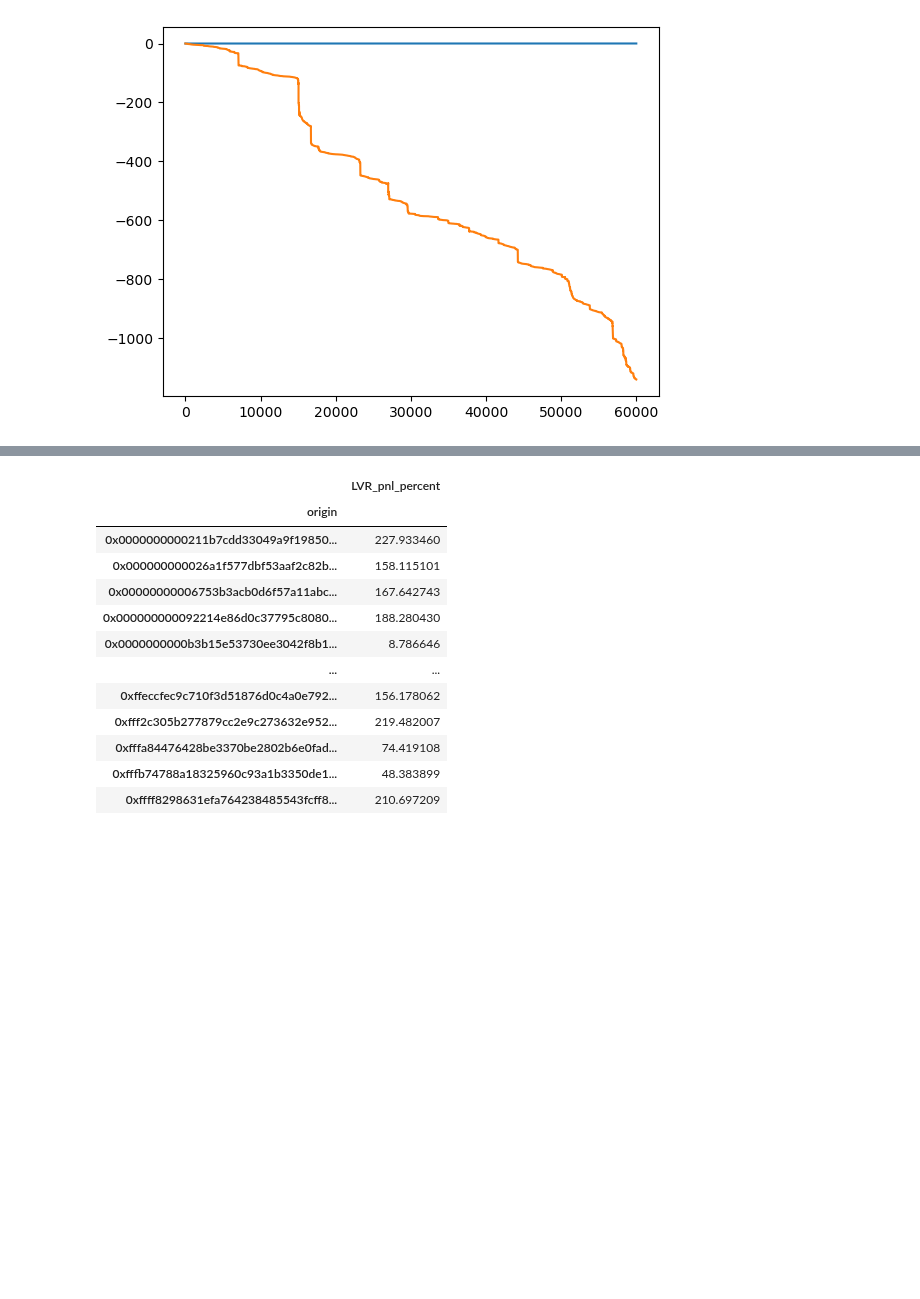
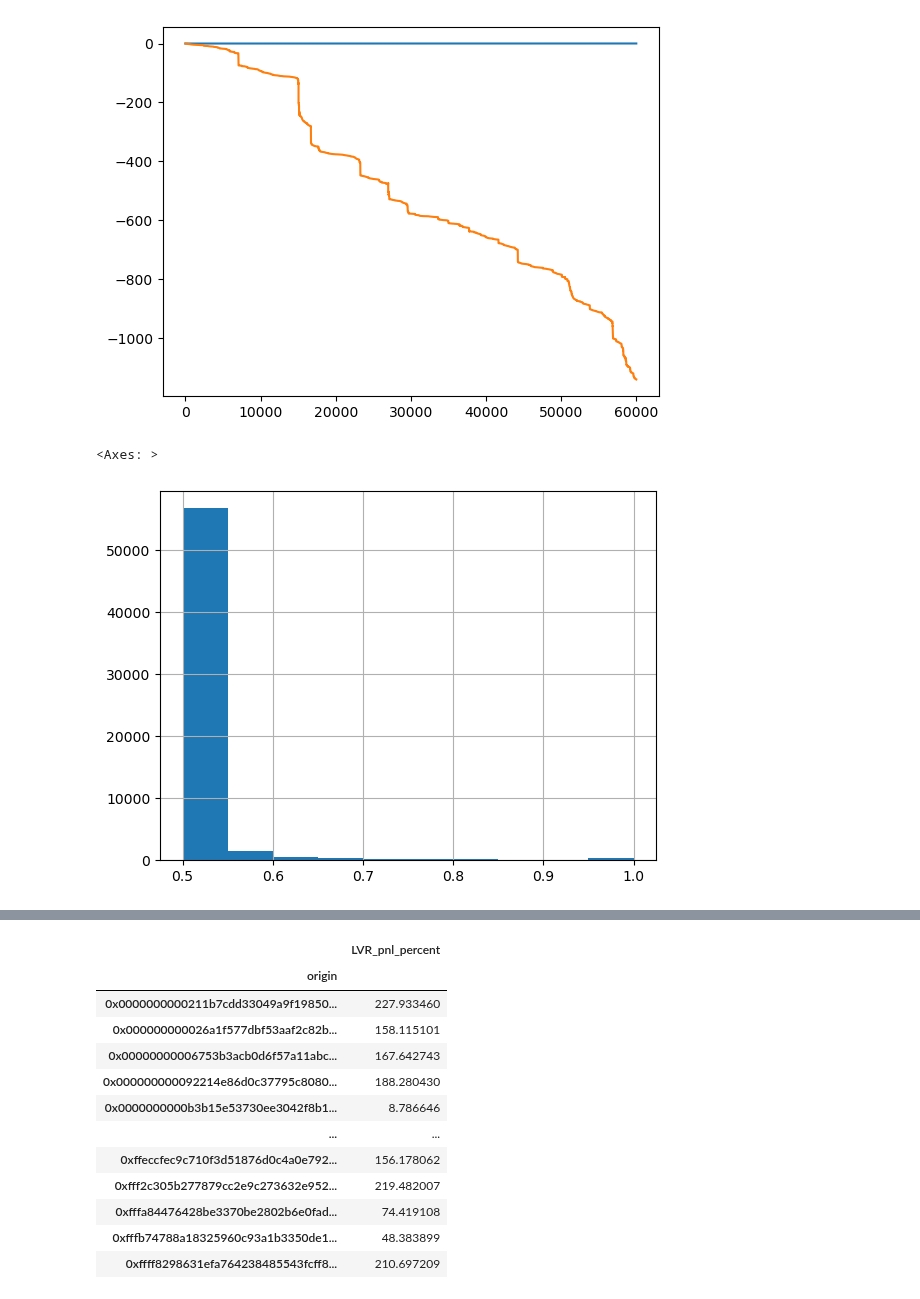
Before and after one commit to Armand-Morin/afp-berkeley-dynamic-fee-defi-amm, a Jupyter notebook: pnl_model.ipynb, the cells around one changed output, grey strips where cells are left out. Saved outputs shown, nothing was run; the diff lists cells and outputs as text; code cells hidden in the pictures; blank space fills up the shorter version.

```diff
--- a/pnl_model.ipynb
+++ b/pnl_model.ipynb
@@ -54,0 +67,25 @@ data['LVR_zscore'] = zscore(data['LVR'])
+# %%
+data['time'] = pd.to_datetime(data['time'])
+data = data.sort_values('time')
+
+data['LVR_nbtoken']     = data['LVR']/data['price_dex']
+data['LVR_pnl_percent'] = (np.abs(data['LVR_clean'] * data['amountUSD']) - data['tcost_usd'])*100 / data['amountUSD']
+data['LVR_zscore']      = zscore(data['LVR'])
+
+data['std']             = data['price_dex'].rolling(100).std()
+data['mean_rol_amount'] = data['amountUSD'].rolling(10).mean()
+data['volumeUSD']       = data['amountUSD'].rolling(100).sum()
+data['price_impact']    = data['price_dex'].pct_change(1).shift(-1) # can be seen as looking ahead but in a DEX we can compute it aheat with the liquidity and the amount
+
+data['time_diff']           = data['time'].diff().dt.total_seconds().fillna(0)
+data['rolling_time_span']   = data['time_diff'].rolling(window=3600, min_periods=1).sum()
+data['rolling_trade_count'] = data['time'].rolling(window=3600, min_periods=1).count()
+data['lambda'] = data['rolling_trade_count'] / data['rolling_time_span']
+data['lambda'].replace([float('inf'), float('-inf'), pd.NA], 0, inplace=True)
+data = data.drop(columns=['time_diff', 'rolling_time_span', 'rolling_trade_count'])
+data
+# %%
+sigmoid(data['tcost_usd']/data['amountUSD']).hist()
+# %% [output]
+<Axes: >
+[figure, added]
```
Also changed, not shown: parts of 7 cells of this notebook.
